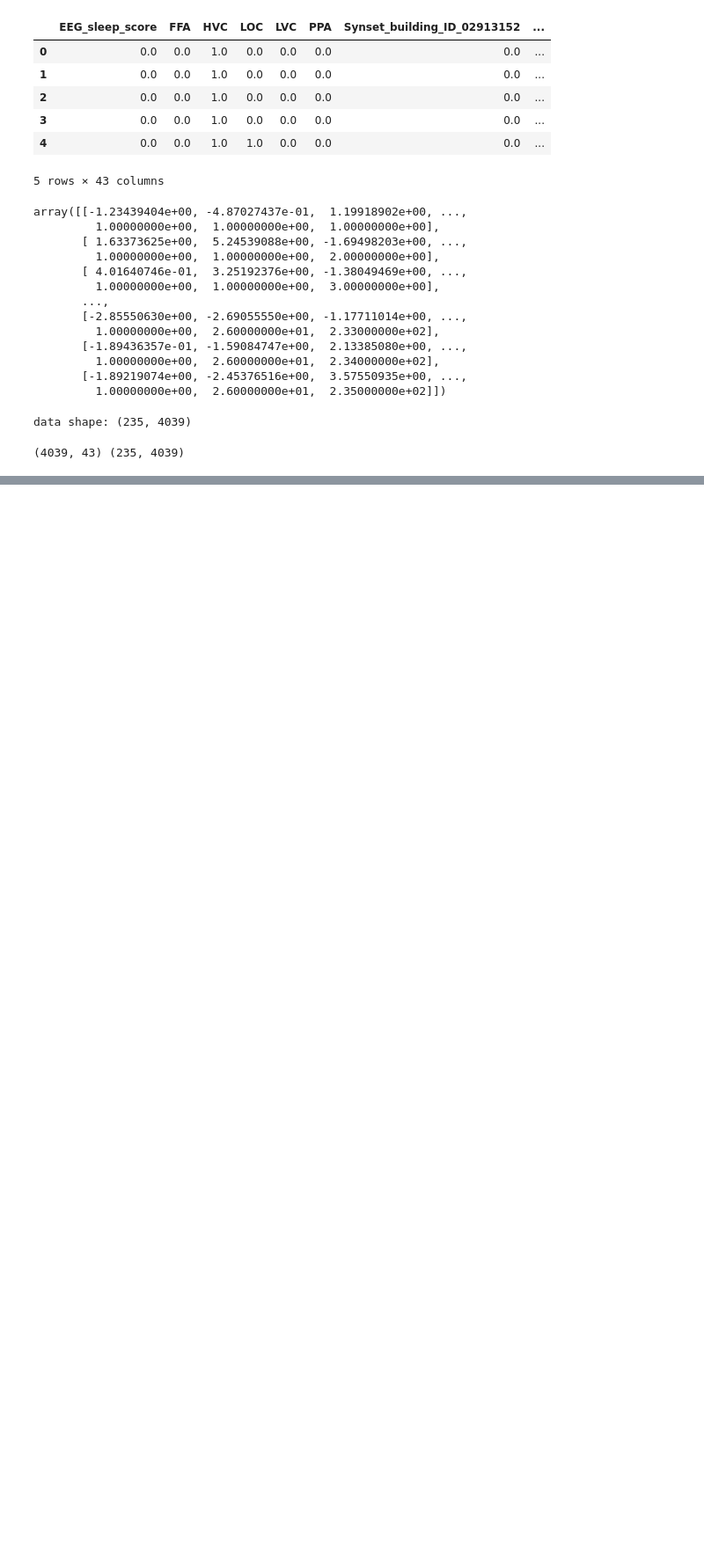
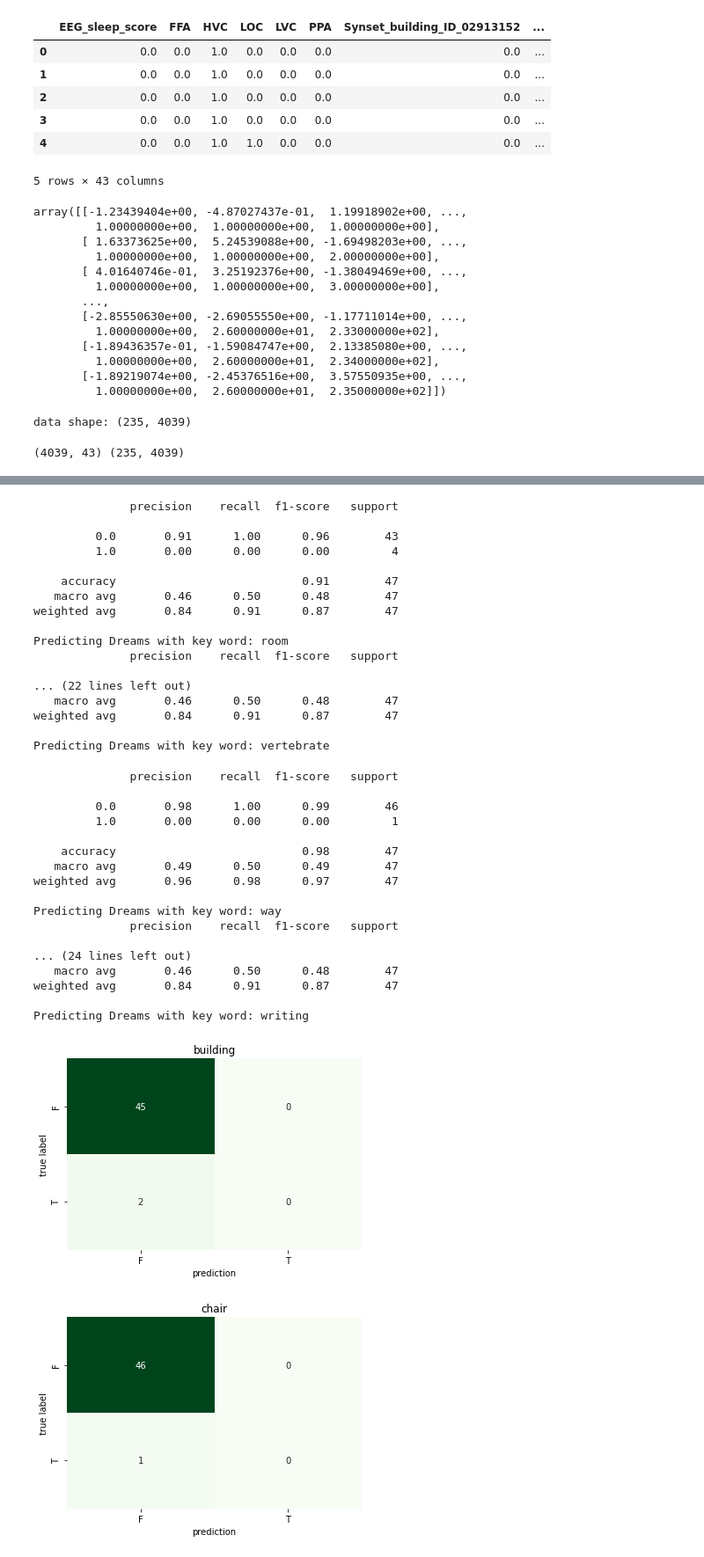
Before and after one commit to RandumbPurson/CMSE-202-Dream-Project, a Jupyter notebook: SVM_dream_project.ipynb, the cells around one changed output, grey strips where cells are left out. Shown: that part at 88% size. Saved outputs shown, nothing was run; the diff lists cells and outputs as text; code cells hidden in the pictures; blank space fills up the shorter version.

```diff
--- a/SVM_dream_project.ipynb
+++ b/SVM_dream_project.ipynb
@@ -268,0 +232,3 @@ array([[ 3.13479111,  1.17658321,  6.50440403, ..., -2.1551804 ,
+# %%
+testx = datahandler.get_feature(["FFA", "HVC", "LOC", "LVC", "PPA", "V1", "V2", "V3"], "test")
+testy = datahandler.get_labels('girl', split_set = 'test')
@@ -268,0 +504,21 @@ array([[ 3.13479111,  1.17658321,  6.50440403, ..., -2.1551804 ,
+# %%
+start = time.time()
+trainy = datahandler.get_labels('implement')
+
+#make some temporary variables so you can change this easily
+tmp_vectors = trainx
+tmp_labels = trainy
+
+print("Fitting the classifier to the training set")
+# a dictionary of hyperparameters: key is the name of the parameter, value is a list of values to test
+param_grid = {'C': [1e3, 5e3, 1e4, 5e4, 1e5],
+              'gamma': [0.0001, 0.0005, 0.001, 0.005, 0.01, 0.1],
+              'kernel': ['linear','rbf']}
+# make a classifier by searching over a classifier and the parameter grid
+clf = GridSearchCV(SVC(class_weight='balanced'), param_grid)
+
+# we have a "good" classifier (according to GridSearchCV), how's it look
+clf = clf.fit(tmp_vectors, tmp_labels)
+
+end = time.time()
+print("Runtime",end - start)
@@ -268,0 +528,16 @@ array([[ 3.13479111,  1.17658321,  6.50440403, ..., -2.1551804 ,
+# %%
+testx = datahandler.get_feature(["FFA", "HVC", "LOC", "LVC", "PPA", "V1", "V2", "V3"], "test")
+predict_vectors = testx
+words = datahandler.get_label_names()
+
+for w in words:
+    testy = datahandler.get_labels(w, split_set = 'test')
+    true_labels = testy
+
+    pred_labels = clf.predict(predict_vectors)
+
+    print(classification_report(true_labels, pred_labels))
+    print("Predicting Dreams with key word:", w)
+
+    fig = plot_confusion_matrix(testy, pred_labels, w)
+# %% [output]
@@ -268,0 +701,36 @@ array([[ 3.13479111,  1.17658321,  6.50440403, ..., -2.1551804 ,
+              precision    recall  f1-score   support
+
+         0.0       0.91      1.00      0.96        43
+         1.0       0.00      0.00      0.00         4
+
+    accuracy                           0.91        47
+   macro avg       0.46      0.50      0.48        47
+weighted avg       0.84      0.91      0.87        47
+
+Predicting Dreams with key word: room
+              precision    recall  f1-score   support
+
+... (22 lines left out)
+   macro avg       0.46      0.50      0.48        47
+weighted avg       0.84      0.91      0.87        47
+
+Predicting Dreams with key word: vertebrate
+              precision    recall  f1-score   support
+
+         0.0       0.98      1.00      0.99        46
+         1.0       0.00      0.00      0.00         1
+
+    accuracy                           0.98        47
+   macro avg       0.49      0.50      0.49        47
+weighted avg       0.96      0.98      0.97        47
+
+Predicting Dreams with key word: way
+              precision    recall  f1-score   support
+
+... (24 lines left out)
+   macro avg       0.46      0.50      0.48        47
+weighted avg       0.84      0.91      0.87        47
+
+Predicting Dreams with key word: writing
+[figure, added]
+[figure, added]
```
Also changed, not shown: parts of 20 cells of this notebook.
